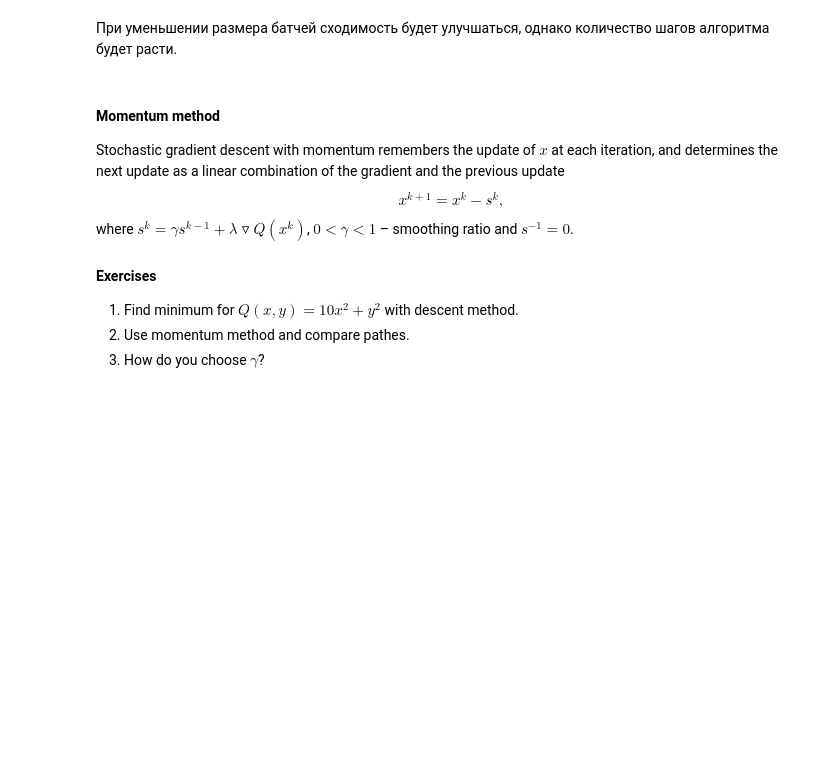
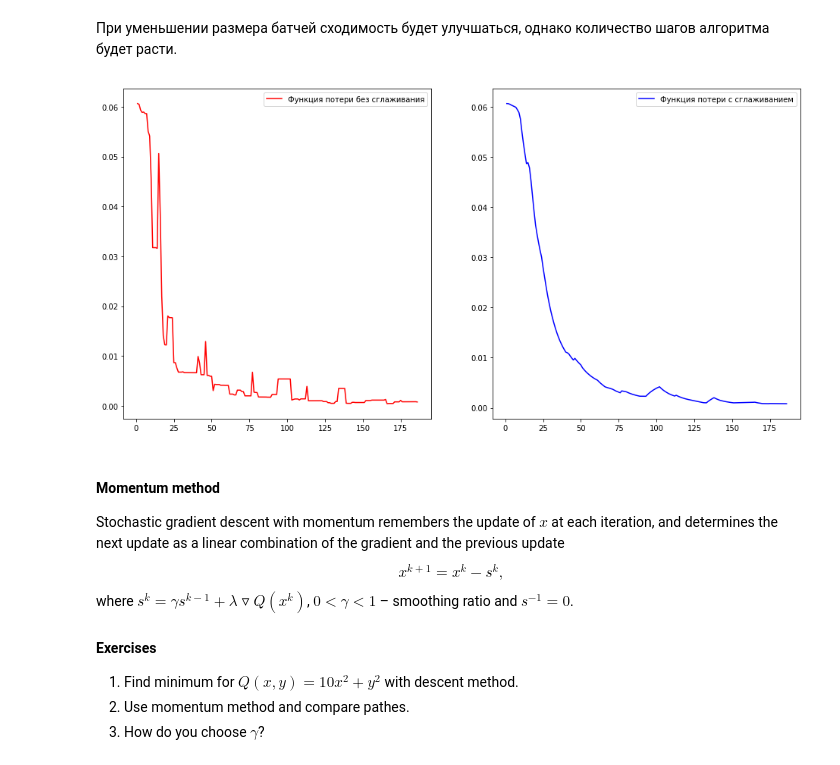
Before and after one commit to SokolovRE/Renju, a Jupyter notebook: labs/lab-1.ipynb, the cells around one changed output. Cells and saved outputs as stored; diff of their text form; code cells hidden in the pictures; blank space fills up the shorter version.

Commit message:
add smoothing, began Adadelta

```diff
--- a/labs/lab-1.ipynb
+++ b/labs/lab-1.ipynb
@@ -546,6 +546,7 @@ def log_gradient(point, X, Y):
 
 def stochastic_gradient_decent(function, gradient, X, Y, point_0, alpha=1E-4, epochs=10, bathch_size=100):
     path = []
+    loss = []
     point_0 = np.array([point_0]).T
     path.append(point_0.T[0])
     cur_point = point_0
@@ -556,14 +557,15 @@ def stochastic_gradient_decent(function, gradient, X, Y, point_0, alpha=1E-4, ep
         for i in range(len(bathch_X)):
             cur_grad = gradient(cur_point, bathch_X[i], bathch_Y[i])
             cur_point = cur_point - alpha * cur_grad
+            loss.append(log_loss(cur_point, test_X, test_Y))
             # Для подбора оптимального количества эпох.
             # print(epochs, log_loss(cur_point, valid_X, valid_Y))
             path.append(cur_point.T[0])
         epochs -= 1
-    return np.array(path)
+    return np.array(path), np.array(loss)
 
 point_0 = np.zeros(len(train_X[0]))
-stochastic_path = stochastic_gradient_decent(log_loss, log_gradient, train_X, train_Y, point_0, epochs=3)
+stochastic_path, loss = stochastic_gradient_decent(log_loss, log_gradient, train_X, train_Y, point_0, epochs=3)
 w_stochastic = stochastic_path[-1]
 print('Логарифмическая ошибка на тестировании:', log_loss(np.array([w_stochastic]).T, test_X, test_Y))
 # %% [output]
@@ -572,6 +574,25 @@ print('Логарифмическая ошибка на тестировании
 Количество эпох можно определять с помощью validation данных, прекратим увеличивать количество эпох когда проверка на валидации покажет что в этом мало смысла.
 # %% [markdown]
 При уменьшении размера батчей сходимость будет улучшаться, однако количество шагов алгоритма будет расти.
+# %%
+gamma = 0.1
+smooth_loss = [loss[0]]
+for i in range(1, len(loss)):
+    smooth_loss.append(gamma * loss[i] + (1 - gamma) * smooth_loss[i-1])
+
+fig = plt.figure(figsize=(16, 8))
+
+ax1 = fig.add_subplot(121)
+ax1.plot(np.arange(1, len(loss)+1), loss, 'r', label='Функция потери без сглаживания')
+plt.legend()
+
+ax2 = fig.add_subplot(122)
+ax2.plot(np.arange(1, len(loss)+1), smooth_loss, 'b', label='Функция потери с сглаживанием')
+plt.legend()
+
+plt.show()
+# %% [output]
+[figure, added]
 # %% [markdown]
 #### Momentum method
 Stochastic gradient descent with momentum remembers the update of $x$ at each iteration, and determines the next update as a linear combination of the gradient and the previous update
```
Also changed, not shown: parts of 12 cells of this notebook.
